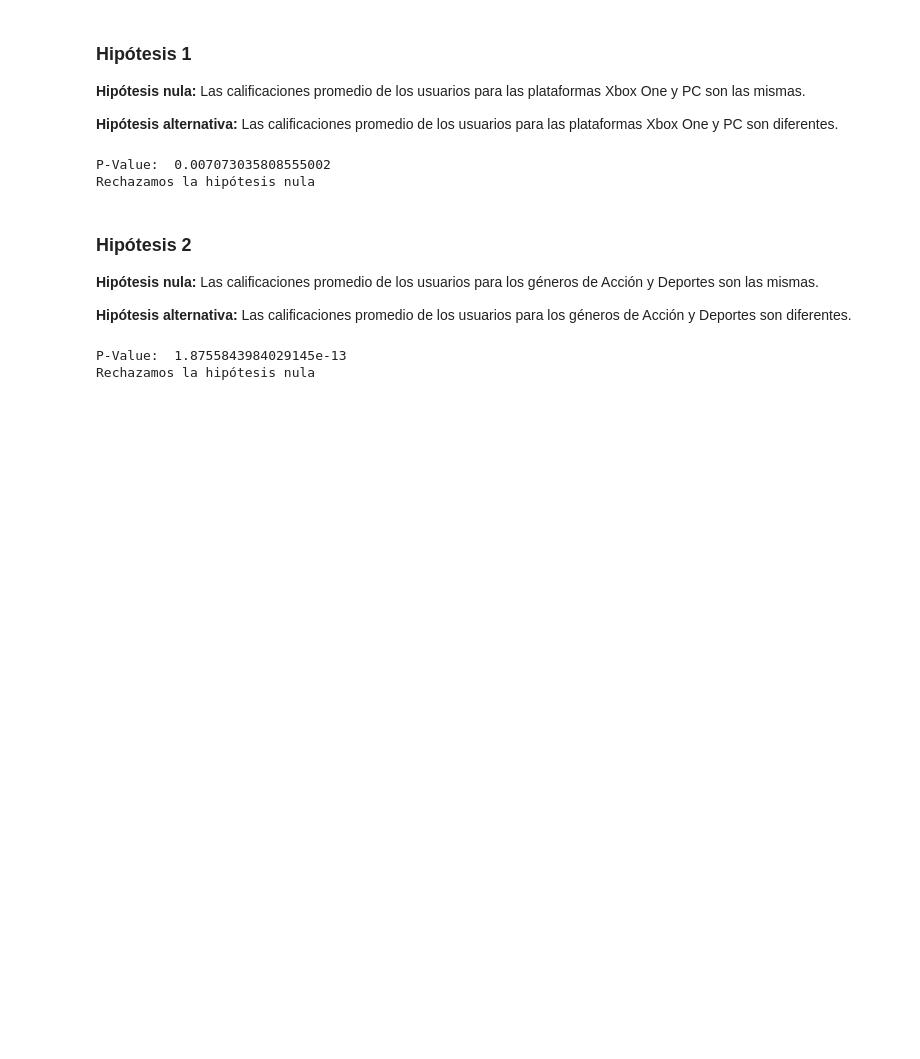
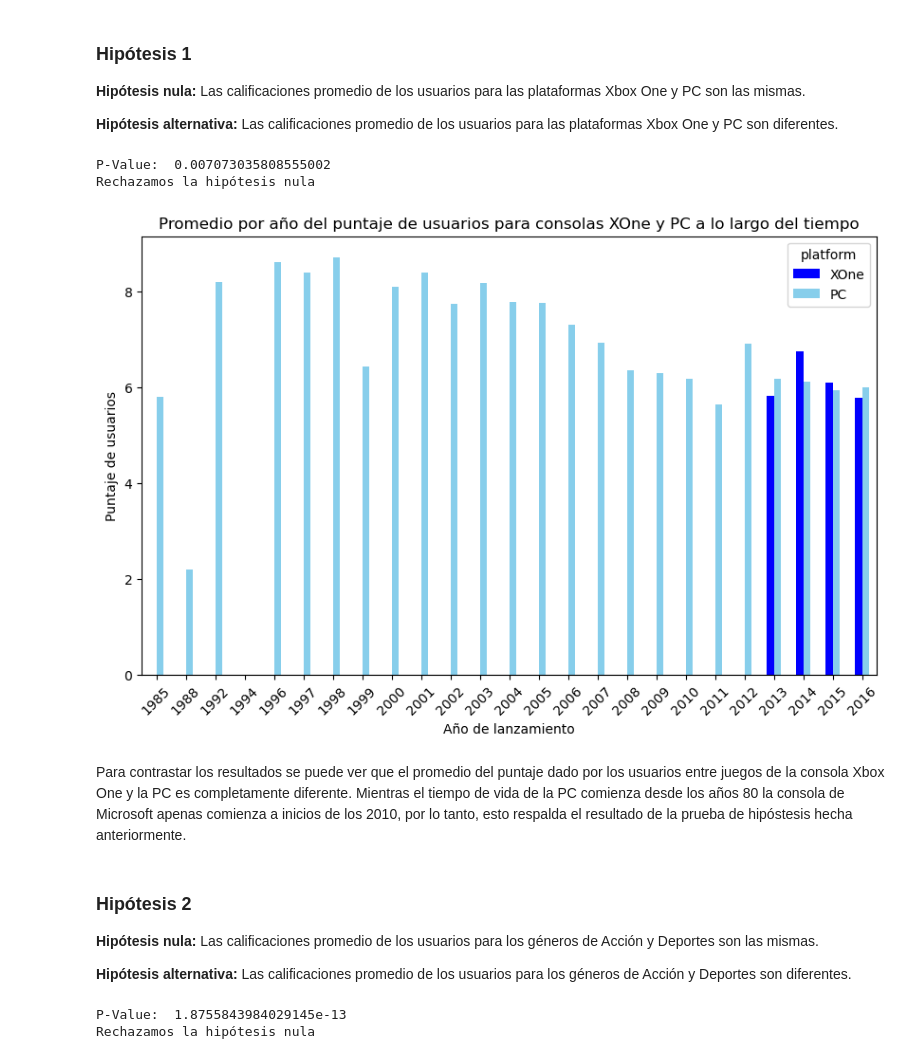
Before and after one commit to SebastianVeraM/Project_Sales_Analysis, a Jupyter notebook: Sprint6_notebook.ipynb, the cells around one changed output. Drawn from its saved outputs; the diff is of its cells as text; code cells hidden in the pictures; blank space fills up the shorter version.

```diff
--- a/Sprint6_notebook.ipynb
+++ b/Sprint6_notebook.ipynb
@@ -685,6 +687,22 @@ else:
 # %% [output]
 P-Value:  0.007073035808555002
 Rechazamos la hipótesis nula
+# %%
+consoles = games.pivot_table(index='year_of_release', columns='platform', values='user_score', aggfunc='mean').reset_index()
+consoles.plot(x='year_of_release',
+            y=['XOne', 'PC']
+            ,kind='bar',
+            title='Promedio por año del puntaje de usuarios para consolas XOne y PC a lo largo del tiempo',
+            xlabel='Año de lanzamiento',
+            ylabel='Puntaje de usuarios',
+            figsize=(10,6),
+            rot=45,
+            color=['blue','skyblue'])
+plt.show()
+# %% [output]
+[figure, added]
+# %% [markdown]
+Para contrastar los resultados se puede ver que el promedio del puntaje dado por los usuarios entre juegos de la consola Xbox One y la PC es completamente diferente. Mientras el tiempo de vida de la PC comienza desde los años 80 la consola de Microsoft apenas comienza a inicios de los 2010, por lo tanto, esto respalda el resultado de la prueba de hipóstesis hecha anteriormente.
 # %% [markdown]
 ### Hipótesis 2
 
```
Also changed, not shown: parts of 5 cells of this notebook.
